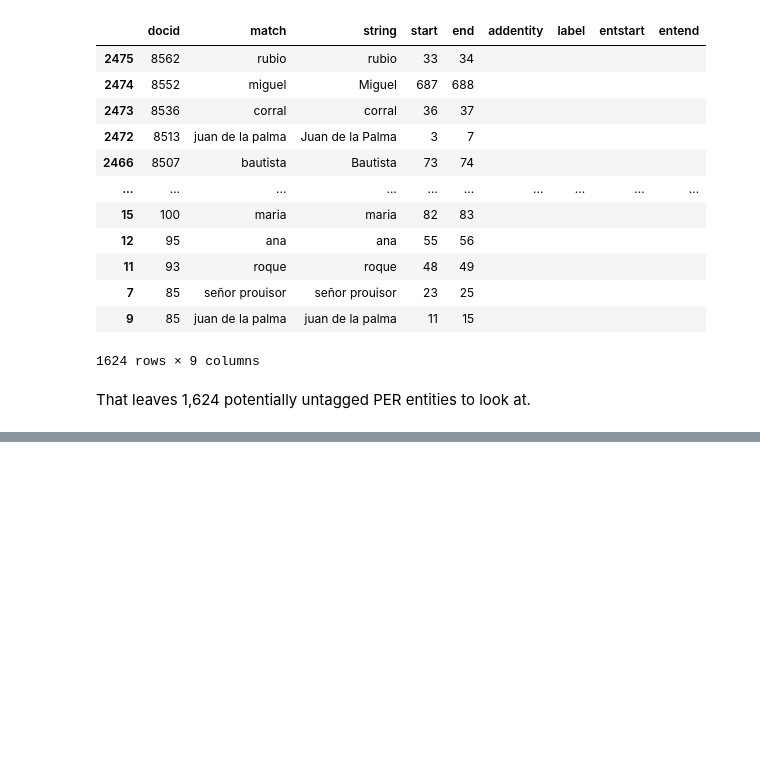
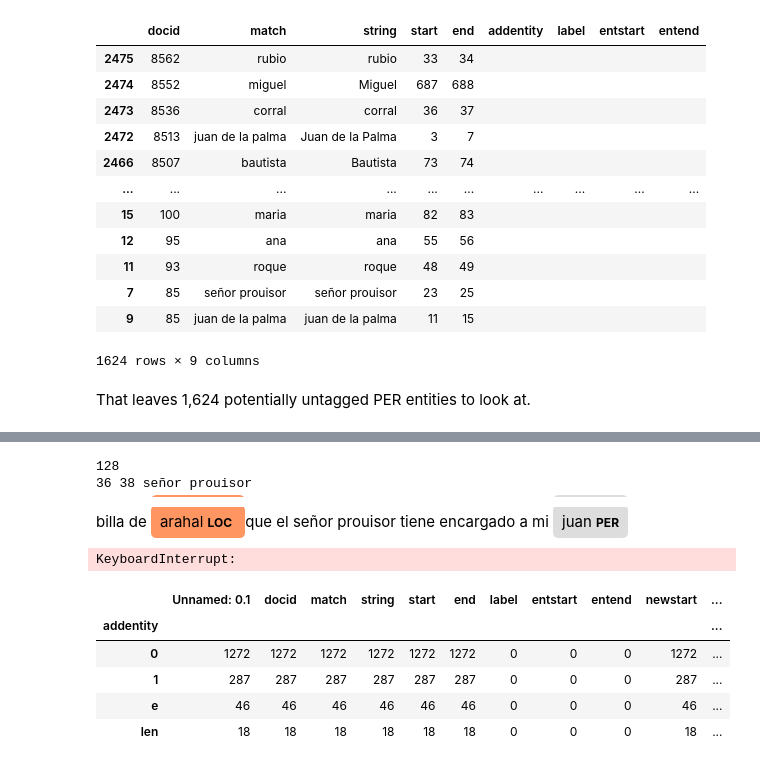
Before and after one commit to FelipeAdeT/SevilleDataProcessing, a Jupyter notebook: Data Cleaning/Data Cleaning 4.ipynb, the cells around one changed output, grey strips where cells are left out. Cells and saved outputs as stored; diff of their text form; code cells hidden in the pictures; blank space fills up the shorter version.

```diff
--- a/Data Cleaning/Data Cleaning 4.ipynb
+++ b/Data Cleaning/Data Cleaning 4.ipynb
@@ -341,0 +348,57 @@ untaggedPERS_df.to_csv('Files_Cleaning4/untaggedPERstrings_strat1_manual.csv')
+# %%
+count = 0
+for (index, row) in untaggedPERS_df.iterrows():
+    if (row['addentity']=='1'):
+        docid = row['docid']
+        if ' ' in row['string']:
+            strlist = row['string'].split()
+        else:
+            strlist = [row['string']]
+        for doc, context in docs:
+            if context['id'] == docid:
+                for token in doc:
+                    b=0
+                    if token.ent_iob == 2 and token.text.lower()==strlist[0].lower():
+                        count=count+1
+                        print(count)
+                        start = token.i
+                        while (b<len(strlist)) and (str(doc[start+b].text).lower() == strlist[b].lower()):
+                            b= b+1
+                        end = start + b
+                        span = doc[start:end]
+                        print(start, end, span)
+                        if len(strlist)==len(range(start,end)):
+                            try:
+                                displacy.render(doc[start-5:end+5],style='ent',jupyter=True)
+                            except:
+                                displacy.render(doc[start:end+5],style='ent',jupyter=True)
+                            c = input('See more?')
+                            if c == 'y':
+                                displacy.render(doc, style='ent', jupyter=True)
+                            a=input('New start?')
+                            b=input('New end?')
+                            d= input('Add?')
+                            if d =='e':
+                                untaggedPERS_df.loc[index,'addentity']='e'
+                                if a !='':
+                                    untaggedPERS_df.loc[index, 'newstart']=a
+                                if b !='':
+                                    untaggedPERS_df.loc[index,'newend']=b
+                            else:
+                                untaggedPERS_df.loc[index,'addentity']=d
+
+                            clear_output(wait=True)
+# %% [output]
+128
+36 38 señor prouisor
+billa de arahal LOC que el señor prouisor tiene encargado a mi juan PER
+KeyboardInterrupt:
+# %%
+untaggedPERS_df.groupby('addentity').count()
+# %% [output]
+|  | Unnamed: 0.1 | docid | match | string | start | end | label | entstart | entend | newstart | ... |
+| addentity |  |  |  |  |  |  |  |  |  |  | ... |
+| 0 | 1272 | 1272 | 1272 | 1272 | 1272 | 1272 | 0 | 0 | 0 | 1272 | ... |
+| 1 | 287 | 287 | 287 | 287 | 287 | 287 | 0 | 0 | 0 | 287 | ... |
+| e | 46 | 46 | 46 | 46 | 46 | 46 | 0 | 0 | 0 | 46 | ... |
+| len | 18 | 18 | 18 | 18 | 18 | 18 | 0 | 0 | 0 | 18 | ... |
```
Also changed, not shown: parts of 9 cells of this notebook, 1 other file.
